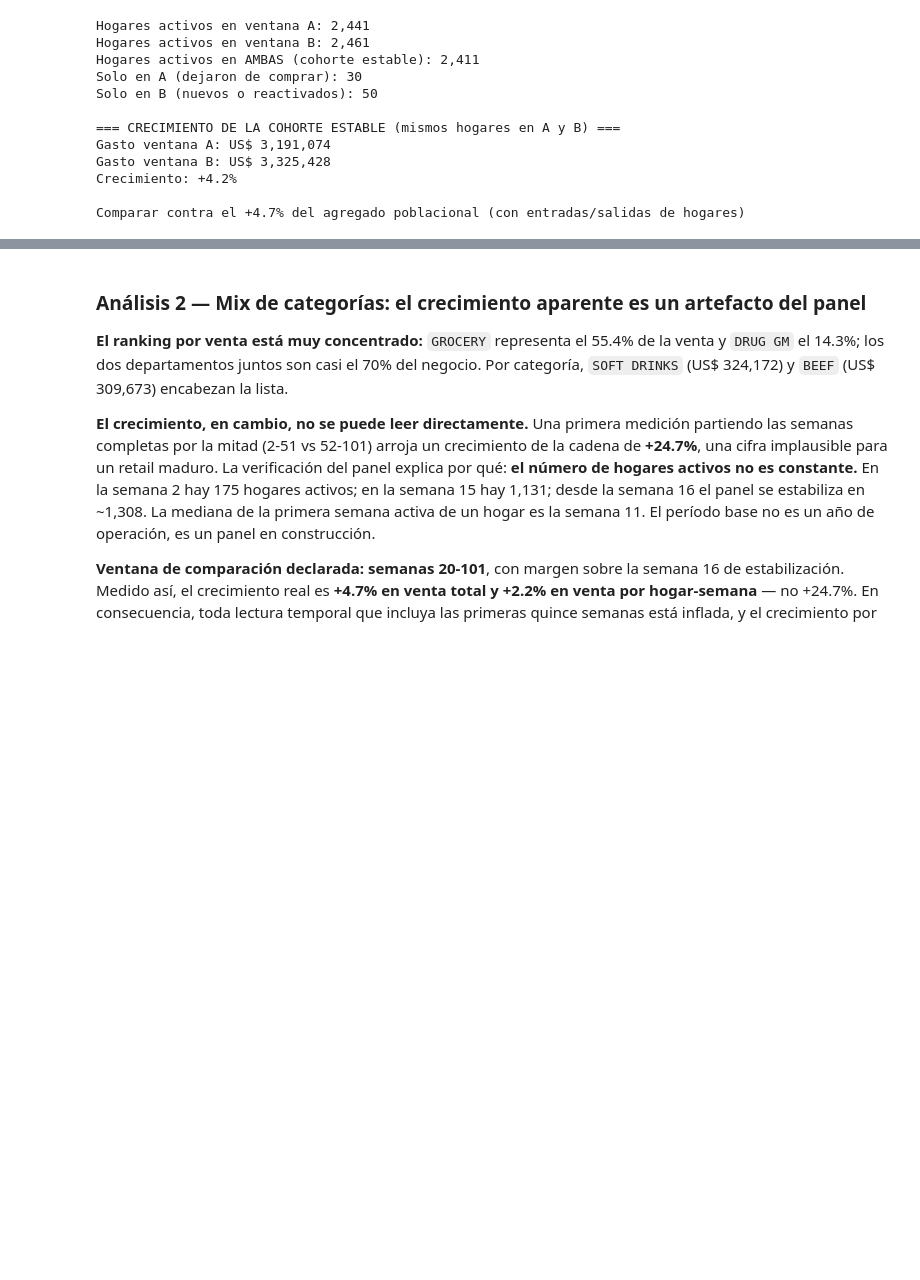
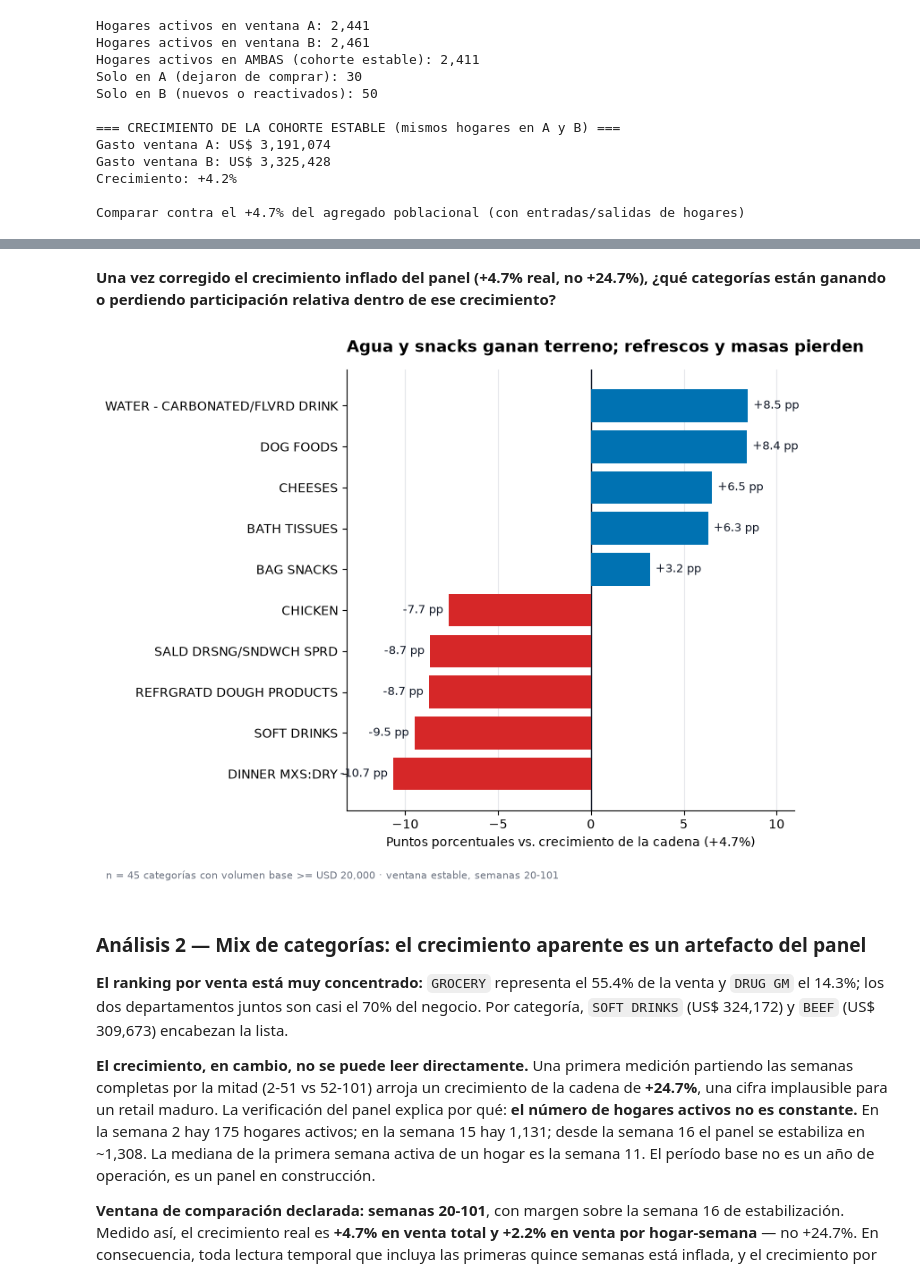
Before and after one commit to xNoksS/proyecto1_BI, a Jupyter notebook: proyecto1_sanchez_mejia.ipynb, the cells around one changed output, grey strips where cells are left out. Saved outputs shown, nothing was run; the diff lists cells and outputs as text; code cells hidden in the pictures; blank space fills up the shorter version.

Commit message:
Completar Analisis 4 y 5, graficas, recomendacion final y limitaciones

```diff
--- a/proyecto1_sanchez_mejia.ipynb
+++ b/proyecto1_sanchez_mejia.ipynb
@@ -1647,3 +1329,70 @@ WATER - CARBONATED/FLVRD DRINK  55,001    7,998     12.7%      +13.2%      +8.5
+# %% [markdown]
+**Una vez corregido el crecimiento inflado del panel (+4.7% real, no +24.7%), ¿qué
+categorías están ganando o perdiendo participación relativa dentro de ese crecimiento?**
+# %%
+# =========================================================
+# Gráfico Análisis 2 · Barras horizontales — ganadores y perdedores de participación
+# =========================================================
+
+top_gana = eleg2.sort_values("VS_CADENA_PP", ascending=False).head(5)
+top_pierde = eleg2.sort_values("VS_CADENA_PP").head(5)
+
+# Combinar para graficar juntas, ordenadas de mayor a menor VS_CADENA_PP
+combinado = pd.concat([top_gana, top_pierde]).sort_values("VS_CADENA_PP")
+colores = ["#d62728" if v < 0 else "#0072B2" for v in combinado["VS_CADENA_PP"]]
+
+fig, ax = plt.subplots(figsize=(8, 6))
+
+bars = ax.barh(combinado.index, combinado["VS_CADENA_PP"], color=colores, zorder=3)
+
+# Etiquetas de valor — dentro del área del gráfico, nunca cortadas
+for bar, val in zip(bars, combinado["VS_CADENA_PP"]):
+    if val >= 0:
+        x_pos = val + 0.3
+        ha = "left"
+    else:
+        x_pos = val - 0.3
+        ha = "right"
+    ax.text(
+        x_pos,
+        bar.get_y() + bar.get_height() / 2,
+        f"{val:+.1f} pp",
+        va="center",
+        ha=ha,
+        fontsize=9,
+        color="#111827",
+    )
+
+# Margen extra en el eje X para que ninguna etiqueta quede cortada
+ax.set_xlim(combinado["VS_CADENA_PP"].min() - 2.5, combinado["VS_CADENA_PP"].max() + 2.5)
+
+ax.axvline(0, color="#111827", lw=1, zorder=2)
+ax.set_xlabel("Puntos porcentuales vs. crecimiento de la cadena (+4.7%)")
+ax.set_title(
+    "Agua y snacks ganan terreno; refrescos y masas pierden",
+    fontsize=13, pad=14, loc="left", fontweight="bold",
+)
+ax.set_ylabel("")
+
+for lado in ["top", "right"]:
+    ax.spines[lado].set_visible(False)
+ax.grid(axis="x", color="#e5e7eb", lw=0.8)
+ax.set_axisbelow(True)
+
+fig.text(
+    0.02, -0.03,
+    f"n = {len(eleg2)} categorías con volumen base >= USD {UMBRAL_P1:,} · "
+    f"ventana estable, semanas {W_INI}-{W_FIN}",
+    fontsize=8, color="#6b7280",
+)
+
+plt.tight_layout()
+
+os.makedirs("figuras", exist_ok=True)
+fig.savefig("figuras/g2_ganadores_perdedores.png", dpi=200, bbox_inches="tight")
+plt.show()
+# %% [output]
+[figure, added]
 # %% [markdown]
 ### Análisis 2 — Mix de categorías: el crecimiento aparente es un artefacto del panel
 
```
Also changed, not shown: parts of 24 cells of this notebook, 6 other files.
